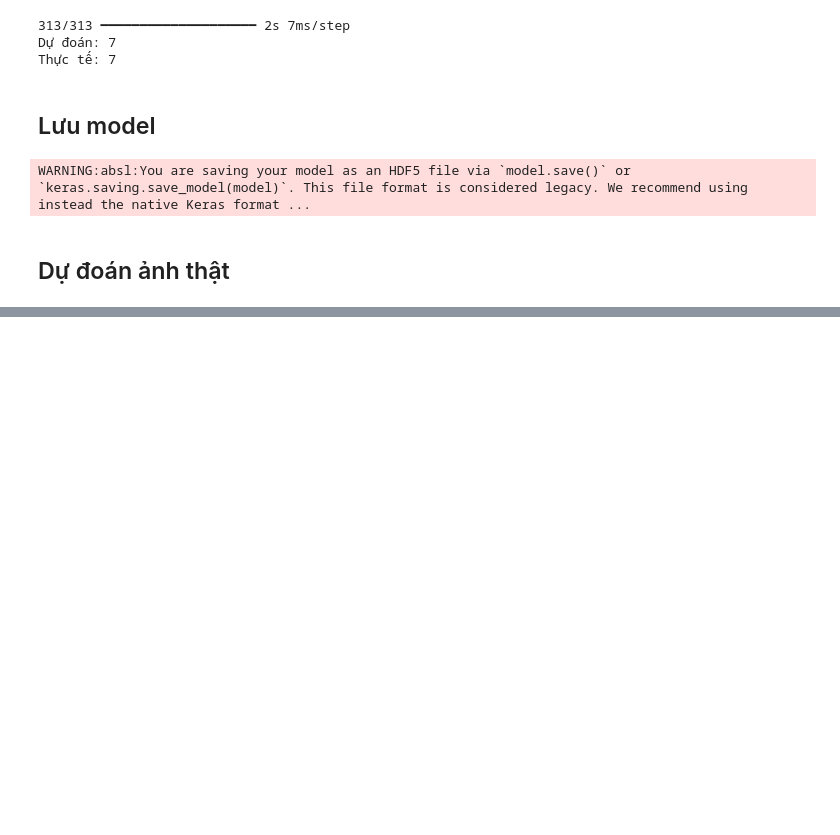
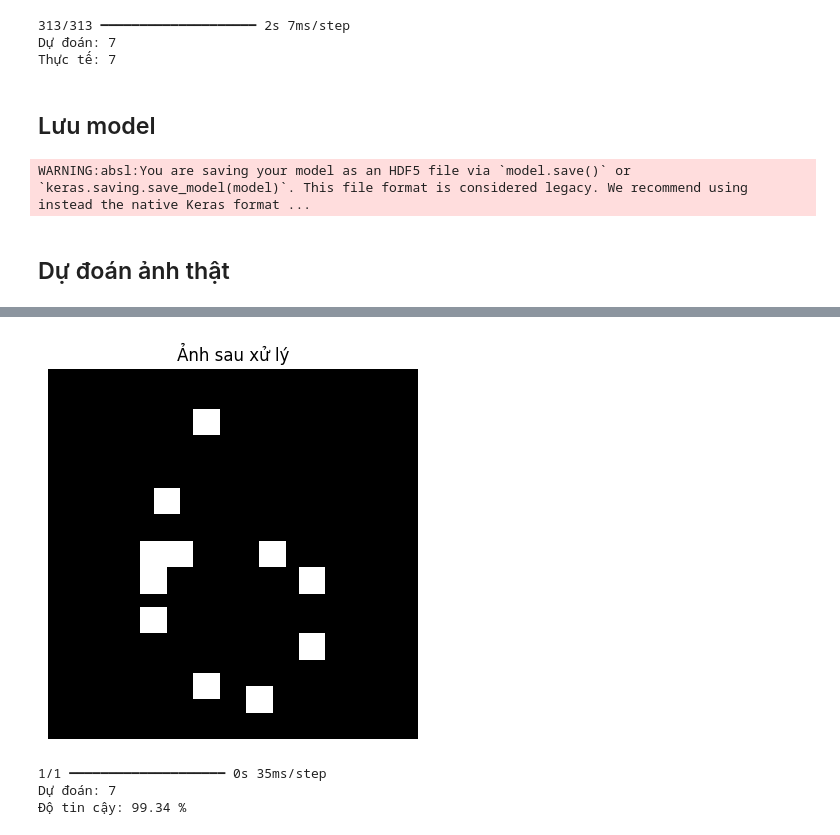
Before and after one commit to AnhNgoc201/Deeplearning, a Jupyter notebook: Thuchanh_Tuan3.ipynb, the cells around one changed output, grey strips where cells are left out. Saved outputs shown, nothing was run; the diff lists cells and outputs as text; code cells hidden in the pictures; blank space fills up the shorter version.

```diff
--- a/Thuchanh_Tuan3.ipynb
+++ b/Thuchanh_Tuan3.ipynb
@@ -165,0 +143,33 @@ Dự đoán: 1
+# %%
+import numpy as np
+import matplotlib.pyplot as plt
+import cv2
+
+img = cv2.imread("/content/h7.PNG", 0)
+
+img = cv2.resize(img, (28,28))
+
+kernel = np.ones((2,2), np.uint8)
+img = cv2.dilate(img, kernel, iterations=1)
+
+img = img / 255.0
+
+plt.imshow(img, cmap='gray')
+plt.title("Ảnh sau xử lý")
+plt.axis('off')
+plt.show()
+
+img_input = img.reshape(1,28,28,1)
+
+pred = model.predict(img_input)
+
+predicted_label = np.argmax(pred)
+confidence = np.max(pred)
+
+print("Dự đoán:", predicted_label)
+print("Độ tin cậy:", round(confidence*100, 2), "%")
+# %% [output]
+[figure, added]
+1/1 ━━━━━━━━━━━━━━━━━━━━ 0s 35ms/step
+Dự đoán: 7
+Độ tin cậy: 99.34 %
```
Also changed, not shown: parts of 2 cells of this notebook.
